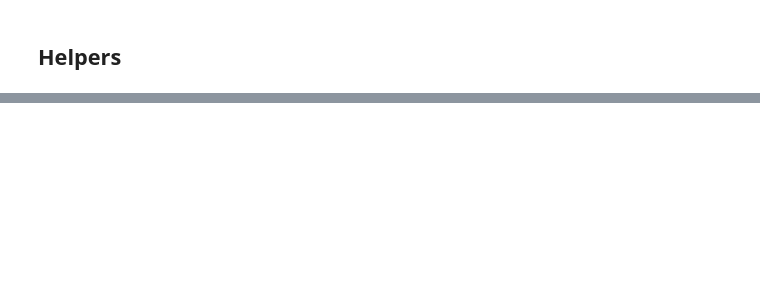
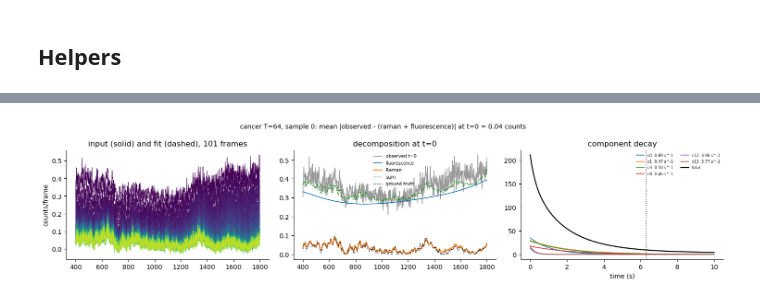
Before and after one commit to tmuird/lumos-vae, a Jupyter notebook: notebooks/evaluate.ipynb, the cells around one changed output, grey strips where cells are left out. Saved outputs shown, nothing was run; the diff lists cells and outputs as text; code cells hidden in the pictures; blank space fills up the shorter version.

```diff
--- a/notebooks/evaluate.ipynb
+++ b/notebooks/evaluate.ipynb
@@ -891,0 +529,66 @@ for label, r in reps.items():
+# %%
+def show_decomposition(label, sample=0, n_show=6):
+    info = model_info[label]
+    m, d = info["model"], info["data"]
+    wn, fd, mask = d["wn"], d["frame_duration"], eval_mask(d["wn"])
+    n_times = m.hparams.n_times_train
+    std = m.model.dataset_std
+    device = next(m.parameters()).device
+
+    x = torch.from_numpy(d["ts"][sample].astype(np.float32)).to(device).T / std  # [W, T]
+    t_all = m.t_full.detach().cpu().numpy()
+    n_t = min(x.shape[1], len(t_all))
+    with torch.no_grad():
+        _, _, _, lam, ab, raman, bases = m.model(x[None, :, :n_times], sample=False)
+        recon, _ = m.model.physics_forward(lam, ab, raman, bases,
+                                           time_values=m.t_full[:n_t].to(device))
+
+    observed = (x.T.cpu().numpy() * std)[:n_t]          # [T, W], counts/frame
+    recon = recon[0].T.cpu().numpy()
+    raman_f = raman[0].cpu().numpy() * fd
+    lam_np, ab_np, bases_np = (v[0].cpu().numpy() if v.ndim > 1 else v.cpu().numpy()
+                               for v in (lam, ab, bases))
+    bases_np = bases.cpu().numpy()
+
+    # fluorescence(t) = sum_i a_i B_i(nu) exp(-lambda_i t)
+    decay = np.exp(-lam_np[None, :] * t_all[:n_t, None])
+    fluo = decay @ (ab_np[:, None] * bases_np)
+    order = np.argsort(-ab_np)[:n_show]
+
+    fig, ax = plt.subplots(1, 3, figsize=(15, 3.6))
+    a = ax[0]
+    for t, c in zip(range(n_t), plt.cm.viridis(np.linspace(0, 0.9, n_t))):
+        a.plot(wn[mask], observed[t][mask], color=c, lw=0.7)
+        a.plot(wn[mask], recon[t][mask], color=c, lw=0.7, ls="--")
+    a.set(title=f"input (solid) and fit (dashed), {n_t} frames", ylabel="counts/frame")
+
+    a = ax[1]
+    a.plot(wn[mask], observed[0][mask], color="0.6", lw=1.0, label="observed t=0")
+    a.plot(wn[mask], fluo[0][mask], lw=1.2, label="fluorescence")
+    a.plot(wn[mask], raman_f[mask], lw=1.4, label="Raman")
+    a.plot(wn[mask], (raman_f + fluo[0])[mask], "g--", lw=0.9, label="sum")
+    a.plot(wn[mask], d["gt"][sample][mask] * fd, "k:", lw=1.0, label="ground truth")
+    a.legend(fontsize=7, frameon=False)
+    a.set(title="decomposition at t=0")
+
+    a = ax[2]
+    for i in order:
+        a.plot(t_all[:n_t], decay[:, i] * (ab_np[i] * bases_np[i]).sum(), lw=1.2,
+               label=f"c{i}  {lam_np[i]:.2f} s^-1")
+    a.plot(t_all[:n_t], fluo.sum(1), "k", lw=1.6, label="total")
+    a.axvline(t_all[n_times - 1], color="k", ls=":", lw=1)
+    a.legend(fontsize=6, frameon=False, ncol=2)
+    a.set(title="component decay", xlabel="time (s)")
+
+    for a in ax:
+        a.spines[["top", "right"]].set_visible(False)
+    closure = np.abs(observed[0] - (raman_f + fluo[0])).mean()
+    fig.suptitle(f"{label}, sample {sample}: mean |observed - (raman + fluorescence)| "
+                 f"at t=0 = {closure:.2f} counts", fontsize=10)
+    plt.tight_layout()
+    plt.show()
+
+
+show_decomposition(next(iter(model_info)), sample=0)
+# %% [output]
+[figure, added]
```
Also changed, not shown: parts of 51 cells of this notebook, 11 other files.
